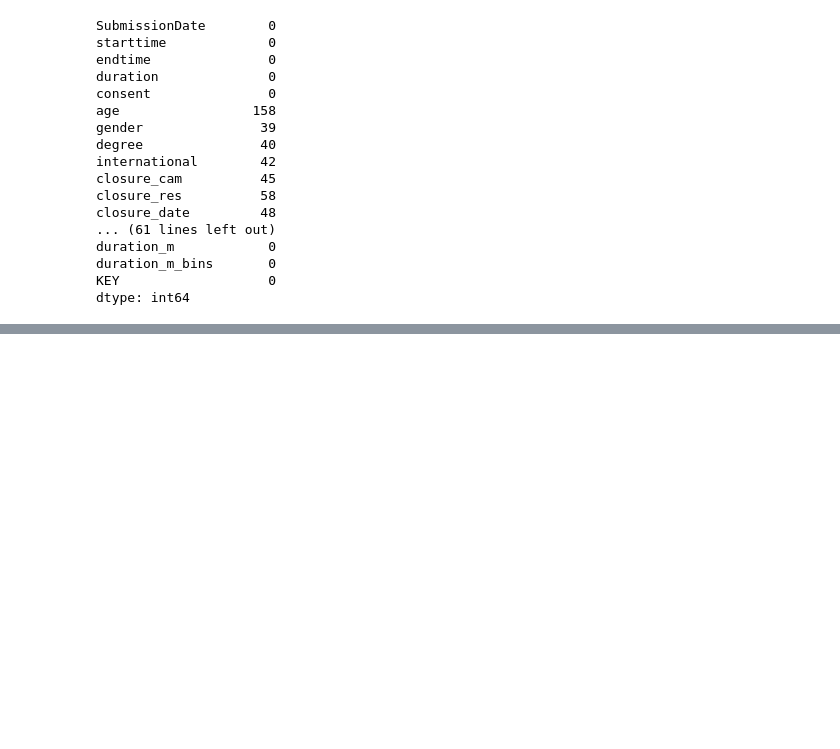
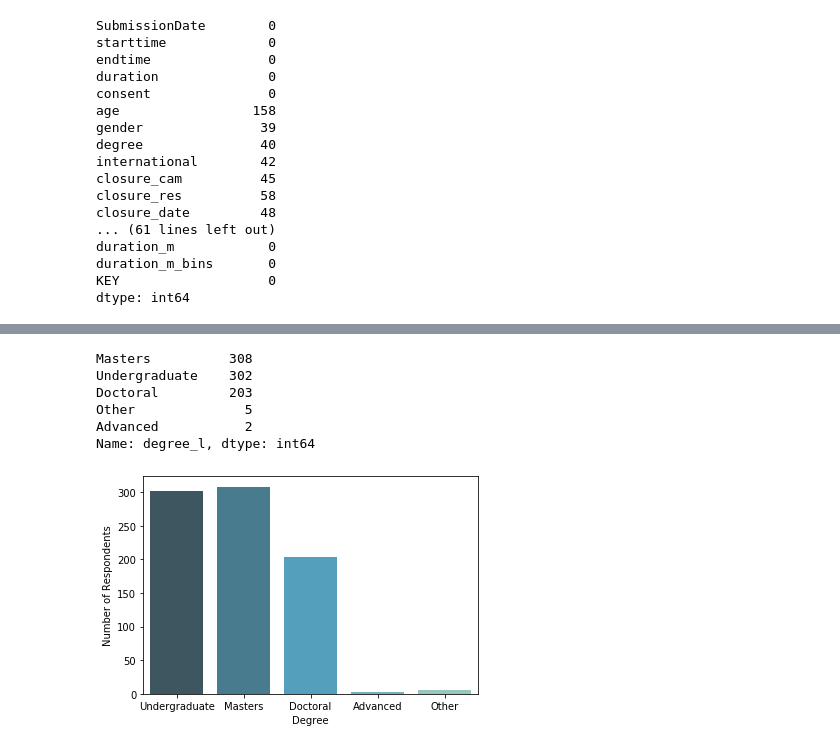
Before and after one commit to ananyan/ds-final, a Jupyter notebook: Notebooks_Yakira/PublicDataEDA.ipynb, the cells around one changed output, grey strips where cells are left out. Saved outputs shown, nothing was run; the diff lists cells and outputs as text; code cells hidden in the pictures; blank space fills up the shorter version.

```diff
--- a/Notebooks_Yakira/PublicDataEDA.ipynb
+++ b/Notebooks_Yakira/PublicDataEDA.ipynb
@@ -125,0 +185,19 @@ dtype: int64
+# %%
+#figure for degree
+degree_count = demo_data['degree_l'].value_counts()
+print(degree_count)
+
+degree_plot = sns.countplot(x="degree_l", data=demo_data, palette="GnBu_d",
+                            order =['Undergraduate', 'Masters', 'Doctoral', 'Advanced', 'Other'])
+
+degree_plot.set(xlabel='Degree', ylabel='Number of Respondents')
+plt.savefig('degree.png', bbox_inches='tight')
+plt.show()
+# %% [output]
+Masters          308
+Undergraduate    302
+Doctoral         203
+Other              5
+Advanced           2
+Name: degree_l, dtype: int64
+[figure, added]
```
Also changed, not shown: parts of 14 cells of this notebook, 1 other file.
